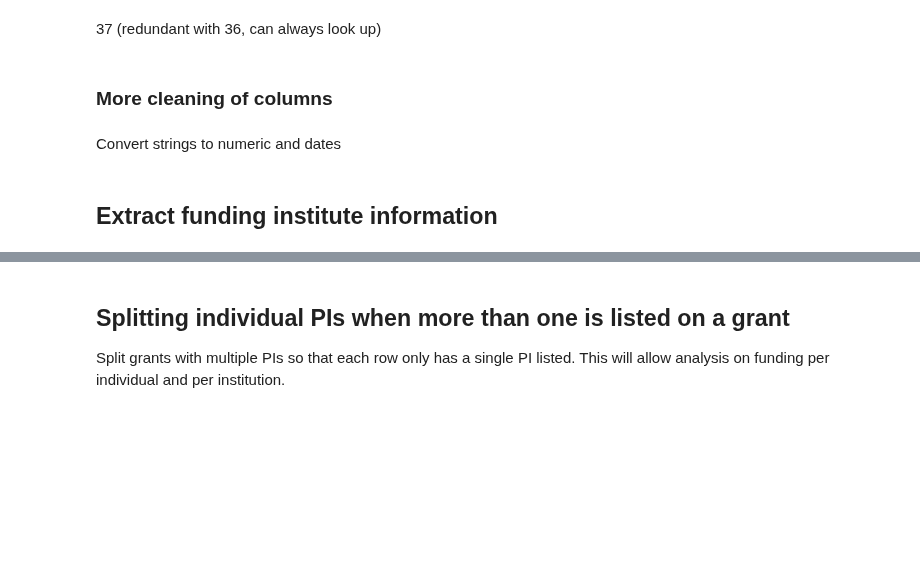
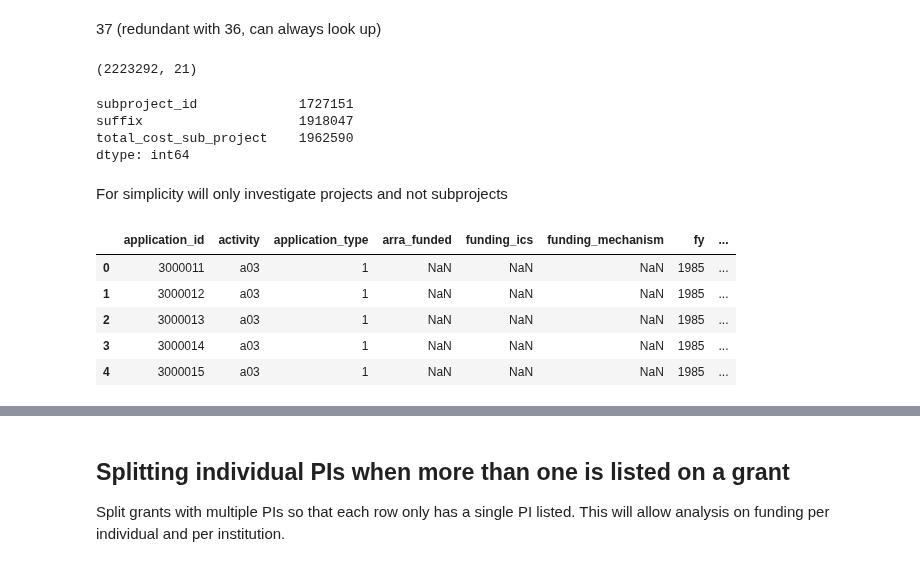
Before and after one commit to yuwie10/nih-awards, a Jupyter notebook: cleaning_for_analysis.ipynb, the cells around one changed output, grey strips where cells are left out. Cells and saved outputs as stored; diff of their text form; code cells hidden in the pictures; blank space fills up the shorter version.

Commit message:
text cleaning of df with grants from all years; need to update pi_info

```diff
--- a/cleaning_for_analysis.ipynb
+++ b/cleaning_for_analysis.ipynb
@@ -132,7 +210,7 @@ All redundant: 18, 20-23, 25
 
 Also remove 19, 24, 26; these will be added again later.
 # %%
-to_drop3 = ['org_city', 'org_country', 'org_dept', 'org_district', 'org_duns', 'org_fips', 'org_name', 'org_state', 'org_zipcode']
-grants_2016 = grants_2016.drop(to_drop3, axis = 1)
+to_drop3 = 'org_city org_country org_dept org_district org_duns org_fips org_name org_state org_zipcode'.split()
+all_grants = all_grants.drop(to_drop3, axis = 1)
 # %%
 col_info[27:36]
@@ -139,7 +228,7 @@ col_info[27:36]
 # %% [markdown]
 27 (phr): maybe later for text analysis, too complex for initial analysis; 29, 34, 35
 # %%
-to_drop4 = ['phr', 'pi_names', 'program_officer_name', 'project_title', 'serial_number']
-grants_2016 = grants_2016.drop(to_drop4, axis = 1)
+to_drop4 = 'phr pi_names program_officer_name project_title serial_number'.split()
+all_grants = all_grants.drop(to_drop4, axis = 1)
 # %%
 col_info[36:]
@@ -147,6 +247,12 @@ col_info[36:]
 37 (redundant with 36, can always look up)
 # %%
 #check number of subprojects
-#grants_2016.shape
-#subproject_cols = ['subproject_id', 'suffix', 'total_cost_sub_project']
-#grants_2016[subproject_cols].isnull().sum()
+all_grants.shape
+subproject_cols = 'subproject_id suffix total_cost_sub_project'.split()
+all_grants[subproject_cols].isnull().sum()
+# %% [output]
+(2223292, 21)
+subproject_id             1727151
+suffix                    1918047
+total_cost_sub_project    1962590
+dtype: int64
@@ -155,7 +259,14 @@ grants_2016 = grants_2016.drop(['study_section_name', 'subproject_id', 'suffix']
+# %% [markdown]
+For simplicity will only investigate projects and not subprojects
+# %%
+all_grants = all_grants.drop(subproject_cols, axis = 1)
 # %%
 pd.set_option('display.max_colwidth', 50)
-grants_2016.head()
+all_grants.head()
+# %% [output]
+|  | application_id | activity | application_type | arra_funded | funding_ics | funding_mechanism | fy | ... |
+| 0 | 3000011 | a03 | 1 | NaN | NaN | NaN | 1985 | ... |
+| 1 | 3000012 | a03 | 1 | NaN | NaN | NaN | 1985 | ... |
+| 2 | 3000013 | a03 | 1 | NaN | NaN | NaN | 1985 | ... |
+| 3 | 3000014 | a03 | 1 | NaN | NaN | NaN | 1985 | ... |
+| 4 | 3000015 | a03 | 1 | NaN | NaN | NaN | 1985 | ... |
-# %% [markdown]
-### More cleaning of columns
-# %% [markdown]
-Convert strings to numeric and dates
@@ -186,2 +272,0 @@ grants_2016.head(1)
-# %% [markdown]
-## Extract funding institute information
```
Also changed, not shown: parts of 45 cells of this notebook, 1 other file.
